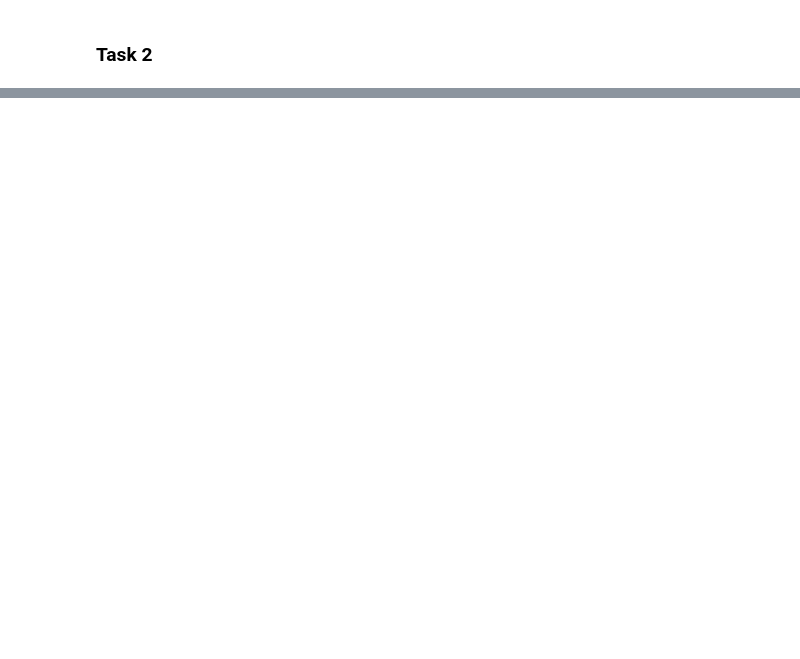
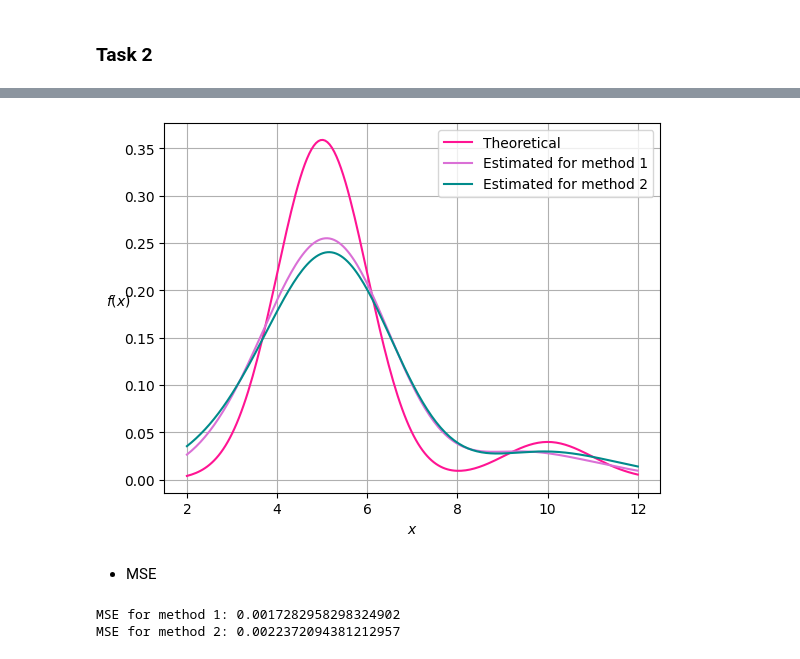
Before and after one commit to wpartycja/advanced-machine-learining, a Jupyter notebook: 09-density-estimation/density.ipynb, the cells around one changed output, grey strips where cells are left out. Drawn from its saved outputs; the diff is of its cells as text; code cells hidden in the pictures; blank space fills up the shorter version.

```diff
--- a/09-density-estimation/density.ipynb
+++ b/09-density-estimation/density.ipynb
@@ -177,6 +184,30 @@ def create_artificial_dataset(core_dataset, k, n, bandwidth):
 
     return np.array(artificial_dataset)
 
-artificial_dataset = create_artificial_dataset(dataset, 300, 200, 0.5)
+artificial_dataset = create_artificial_dataset(dataset, 400, 200, 0.5)
 
 x_range_2, y_estimated_2, y_theoretical_2 = calculate_density(artificial_dataset)
+# %%
+plt.plot(x_range_1, y_theoretical_1, color='deeppink', label='Theoretical')
+
+plt.plot(x_range_1, y_estimated_1, color='orchid', label='Estimated for method 1')
+plt.plot(x_range_2, y_estimated_2, color='darkcyan', label='Estimated for method 2')
+
+plt.xlabel('$x$')
+plt.ylabel('$f(x)$', rotation='horizontal')
+plt.grid()
+plt.legend()
+plt.show()
+# %% [output]
+[figure, added]
+# %% [markdown]
+- MSE
+# %%
+mse_1 = mean_squared_error(y_theoretical, y_estimated_1)
+mse_2 = mean_squared_error(y_theoretical, y_estimated_2)
+
+print(f'MSE for method 1: {mse_1}')
+print(f'MSE for method 2: {mse_2}')
+# %% [output]
+MSE for method 1: 0.0017282958298324902
+MSE for method 2: 0.0022372094381212957
```
Also changed, not shown: parts of 19 cells of this notebook, 1 other file.
